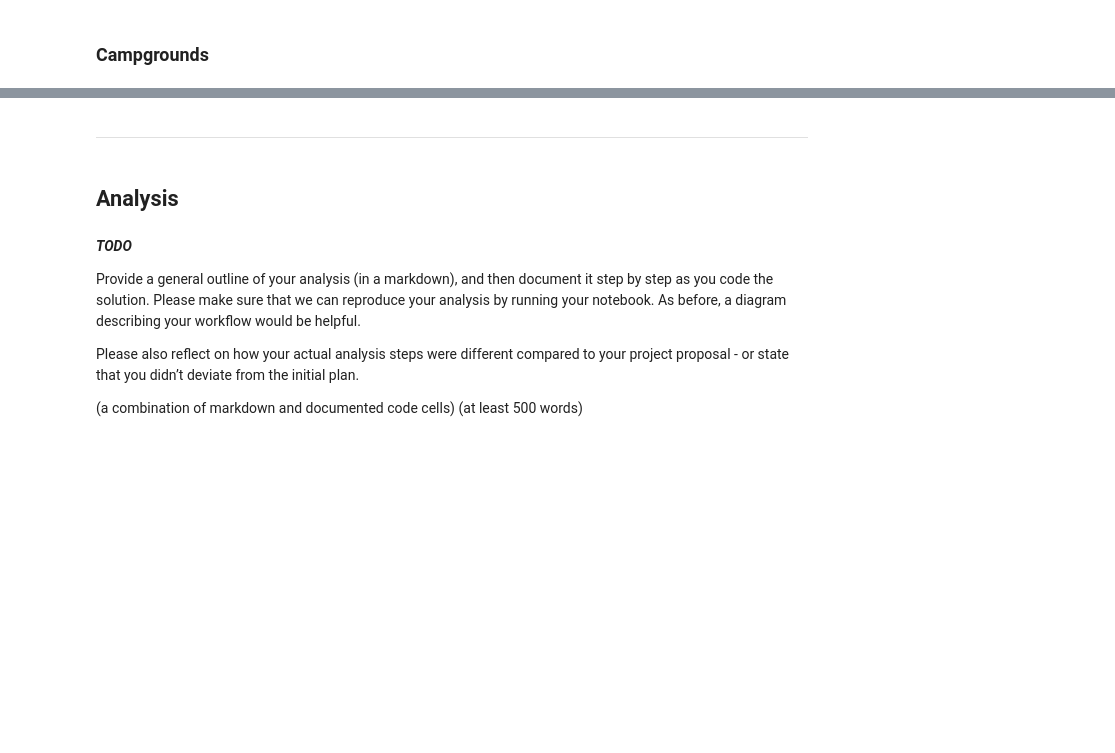
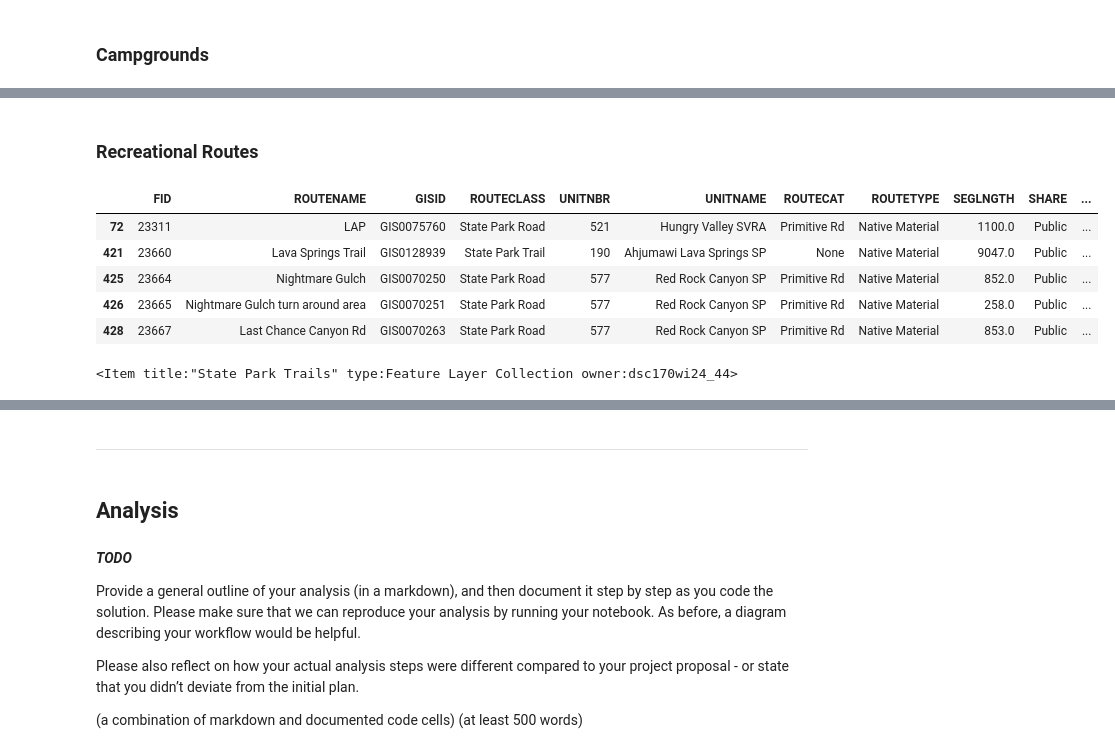
Before and after one commit to e2wang/dsc170_camping, a Jupyter notebook: DSC170_FinalProject.ipynb, the cells around one changed output, grey strips where cells are left out. Drawn from its saved outputs; the diff is of its cells as text; code cells hidden in the pictures; blank space fills up the shorter version.

Commit message:
Clean more data

```diff
--- a/DSC170_FinalProject.ipynb
+++ b/DSC170_FinalProject.ipynb
@@ -136,6 +137,7 @@ park_boundaries = gpd.read_file(data_location + 'park_boundaries/ParkBoundaries.
 campgrounds = gpd.read_file(data_location + 'campgrounds/Campgrounds.shp')
 buildings = gpd.read_file(data_location + 'buildings/Buildings.shp')
 parking = gpd.read_file(data_location + 'parking/ParkingPoints.shp')
+routes = gpd.read_file(data_location + 'routes/RecreationalRoutes.shp')
 # %% [markdown]
 ## Descriptive Statistics
 # %% [markdown]
@@ -173,0 +294,24 @@ buildings[buildings['TYPE'].isna()]
+# %% [markdown]
+### Recreational Routes
+# %%
+routes = routes[routes['SHARE'] == 'Public']
+routes.hea
+# %% [output]
+|  | FID | ROUTENAME | GISID | ROUTECLASS | UNITNBR | UNITNAME | ROUTECAT | ROUTETYPE | SEGLNGTH | SHARE | ... |
+| 72 | 23311 | LAP | GIS0075760 | State Park Road | 521 | Hungry Valley SVRA | Primitive Rd | Native Material | 1100.0 | Public | ... |
+| 421 | 23660 | Lava Springs Trail | GIS0128939 | State Park Trail | 190 | Ahjumawi Lava Springs SP | None | Native Material | 9047.0 | Public | ... |
+| 425 | 23664 | Nightmare Gulch | GIS0070250 | State Park Road | 577 | Red Rock Canyon SP | Primitive Rd | Native Material | 852.0 | Public | ... |
+| 426 | 23665 | Nightmare Gulch turn around area | GIS0070251 | State Park Road | 577 | Red Rock Canyon SP | Primitive Rd | Native Material | 258.0 | Public | ... |
+| 428 | 23667 | Last Chance Canyon Rd | GIS0070263 | State Park Road | 577 | Red Rock Canyon SP | Primitive Rd | Native Material | 853.0 | Public | ... |
+# %%
+# # Upload as feature layer
+# routes_sdf = GeoAccessor.from_geodataframe(routes, inplace=False, column_name='SHAPE')
+# routes_fl = routes_sdf.spatial.to_featurelayer(title='State Park Trails',
+#                                                          gis=gis,
+#                                                          tags='Camping')
+
+#Get feature layer
+routes_fl = gis.content.get('a789dc2099c24e659c5829cab5beac2c')
+routes_fl
+# %% [output]
+<Item title:"State Park Trails" type:Feature Layer Collection owner:dsc170wi24_44>
```
Also changed, not shown: parts of 13 cells of this notebook, 6 other files.
